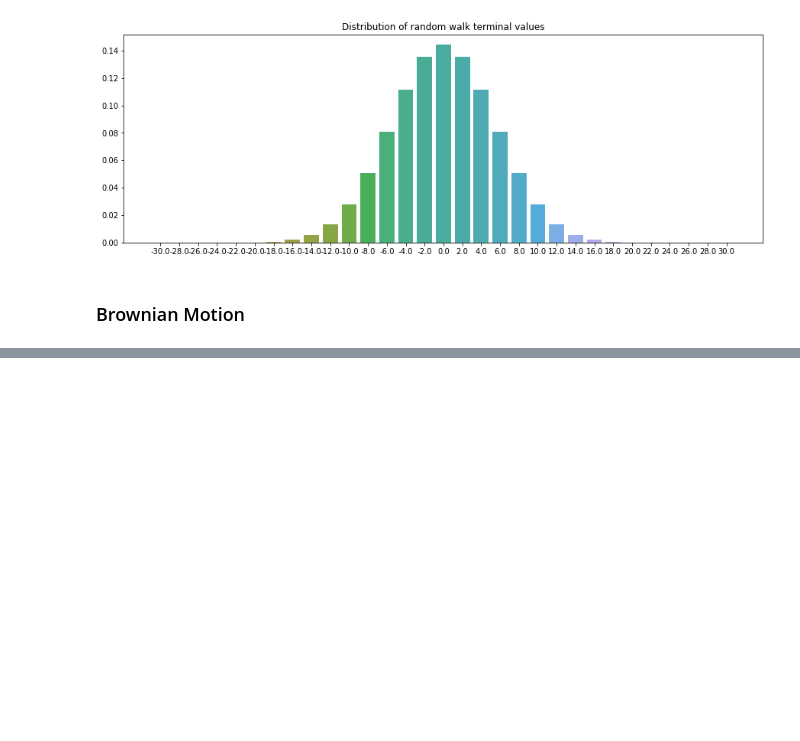
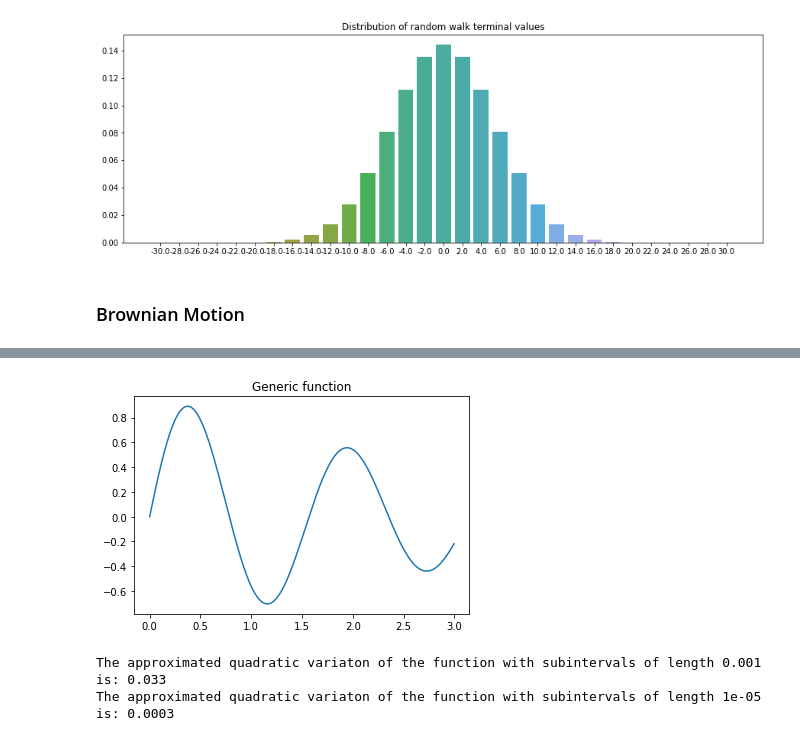
Before and after one commit to edoberton/project_dump, a Jupyter notebook: BrownianMotion/Brownian Motion.ipynb, the cells around one changed output, grey strips where cells are left out. Drawn from its saved outputs; the diff is of its cells as text; code cells hidden in the pictures; blank space fills up the shorter version.

```diff
--- a/BrownianMotion/Brownian Motion.ipynb
+++ b/BrownianMotion/Brownian Motion.ipynb
@@ -145,4 +142,0 @@ The intuition between the concept of the brownian motion is the idea of an infin
-# %%
-x = np.linspace(0,7,100)
-f = np.sin(x)
-plt.plot(f)
@@ -159,0 +251,24 @@ qv
+# %%
+# let us define an ordinary function f and compute its quadratic variation
+def f(x): # function to compute quadratic variation
+    return np.sin(4*x)*np.exp(-0.3*x)
+
+n_steps = 1000
+x= np.linspace(0,3,n_steps) # function's support
+sns.lineplot(y=f(x), x=np.arange(0,3,3/n_steps)).set_title('Generic function')
+plt.show()
+# %% [output]
+[figure, added]
+# %%
+# let us now compute the quadratic variation of the generic function defined above
+diff = (np.diff(f(x))) # first difference of the function points
+qv = np.sum(diff**2)
+print('The approximated quadratic variaton of the function with subintervals of length {} is: {}'.format(1/n_steps, round(qv,4)))
+n_steps = 100000
+x= np.linspace(0,3,n_steps) # function's support
+diff = (np.diff(f(x))) # first difference of the function points
+qv = np.sum(diff**2)
+print('The approximated quadratic variaton of the function with subintervals of length {} is: {}'.format(1/n_steps, round(qv,4)))
+# %% [output]
+The approximated quadratic variaton of the function with subintervals of length 0.001 is: 0.033
+The approximated quadratic variaton of the function with subintervals of length 1e-05 is: 0.0003
```
Also changed, not shown: parts of 17 cells of this notebook.
